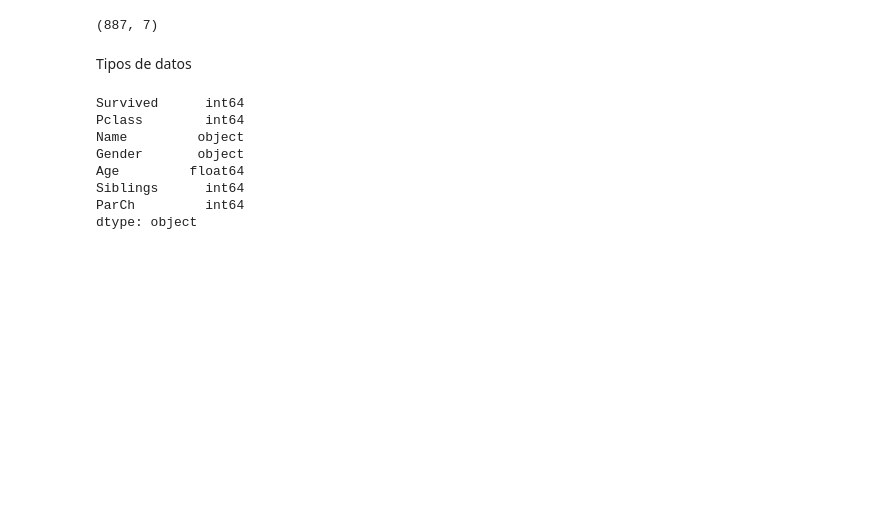
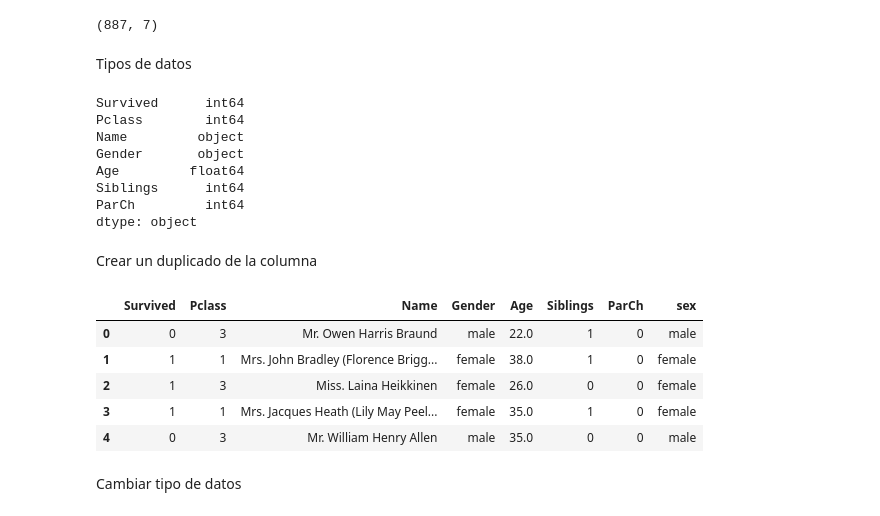
Before and after one commit to dparedes616/Tree-and-RF, a Jupyter notebook: Arbol_de_decisión.ipynb, the cells around one changed output. Drawn from its saved outputs; the diff is of its cells as text; code cells hidden in the pictures; blank space fills up the shorter version.

```diff
--- a/Arbol_de_decisión.ipynb
+++ b/Arbol_de_decisión.ipynb
@@ -68,3 +71,17 @@ Age         float64
 Siblings      int64
 ParCh         int64
 dtype: object
+# %% [markdown]
+Crear un duplicado de la columna
+# %%
+titanic=titanic.assign(sex=titanic["Gender"].values)
+titanic.head(5)
+# %% [output]
+|  | Survived | Pclass | Name | Gender | Age | Siblings | ParCh | sex |
+| 0 | 0 | 3 | Mr. Owen Harris Braund | male | 22.0 | 1 | 0 | male |
+| 1 | 1 | 1 | Mrs. John Bradley (Florence Brigg... | female | 38.0 | 1 | 0 | female |
+| 2 | 1 | 3 | Miss. Laina Heikkinen | female | 26.0 | 0 | 0 | female |
+| 3 | 1 | 1 | Mrs. Jacques Heath (Lily May Peel... | female | 35.0 | 1 | 0 | female |
+| 4 | 0 | 3 | Mr. William Henry Allen | male | 35.0 | 0 | 0 | male |
+# %% [markdown]
+Cambiar tipo de datos
```
Also changed, not shown: parts of 30 cells of this notebook.
